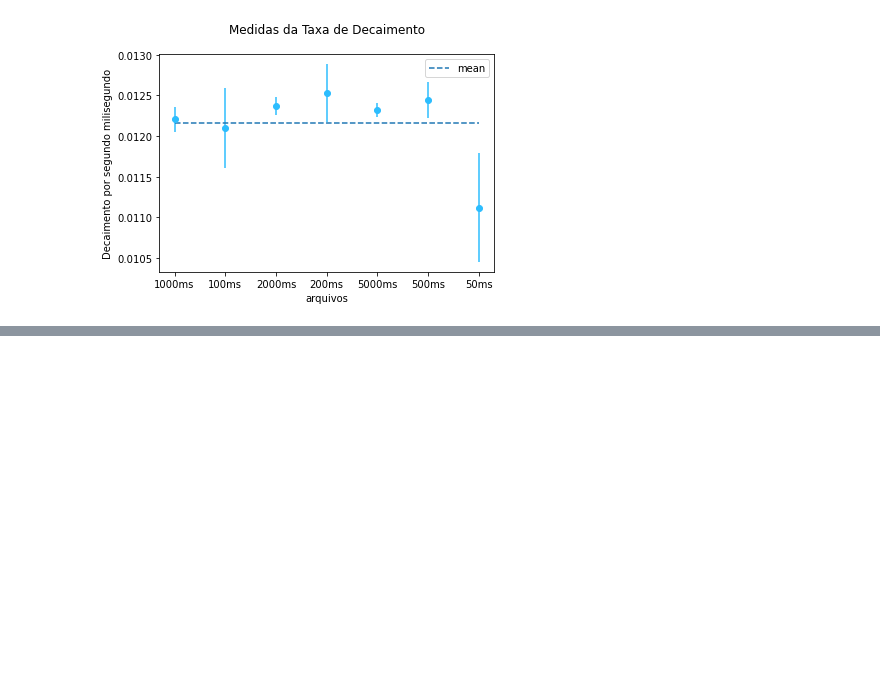
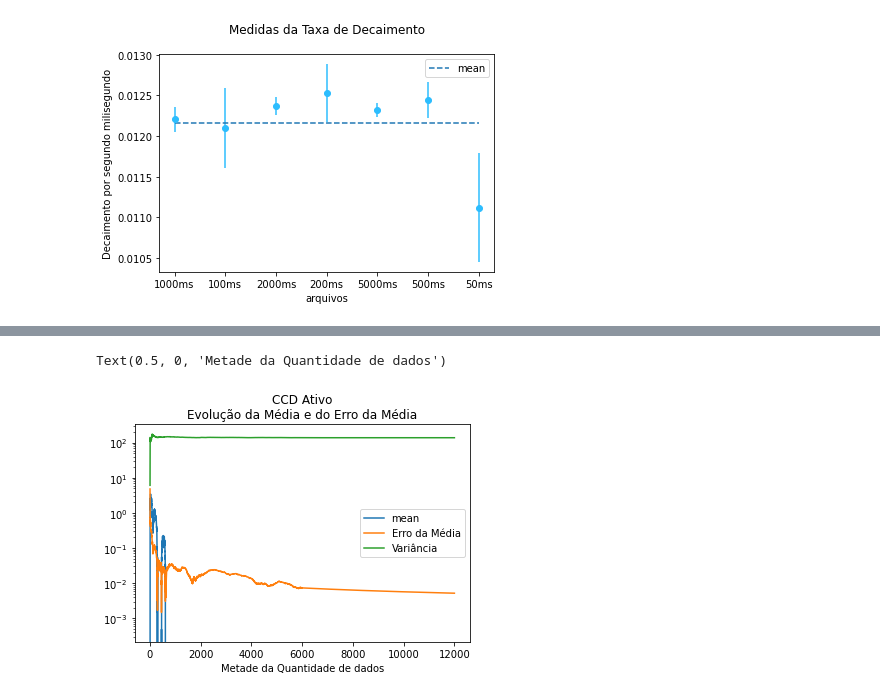
Before and after one commit to estevanmendes/LABIV, a Jupyter notebook: codigo_analise_v1.ipynb, the cells around one changed output, grey strips where cells are left out. Saved outputs shown, nothing was run; the diff lists cells and outputs as text; code cells hidden in the pictures; blank space fills up the shorter version.

```diff
--- a/codigo_analise_v1.ipynb
+++ b/codigo_analise_v1.ipynb
@@ -257,0 +260,22 @@ plt.yscale('log')
+# %%
+STATS_active=np.zeros((len(ccd_data)-2,3))
+
+for i in range(1,len(ccd_data)-1):
+    data=ccd_data[:i*2]
+    mean=data.mean()
+    var=data.var()
+    error_mean=(np.abs(mean)/i*2.)**0.5
+
+    STATS_active[i-1,:]=[mean,error_mean,var]
+# %%
+plt.plot(np.arange(2,2+len(STATS_active[:,0])),STATS_active[:,0],label='mean')
+plt.plot(np.arange(2,2+len(STATS_active[:,1])),STATS_active[:,1],label='Erro da Média')
+plt.plot(np.arange(2,2+len(STATS_active[:,1])),STATS_active[:,2],label='Variância')
+
+plt.yscale('log')
+plt.legend()
+plt.title('CCD Ativo\nEvolução da Média e do Erro da Média')
+plt.xlabel('Metade da Quantidade de dados')
+# %% [output]
+Text(0.5, 0, 'Metade da Quantidade de dados')
+[figure, added]
```
Also changed, not shown: parts of 16 cells of this notebook.
